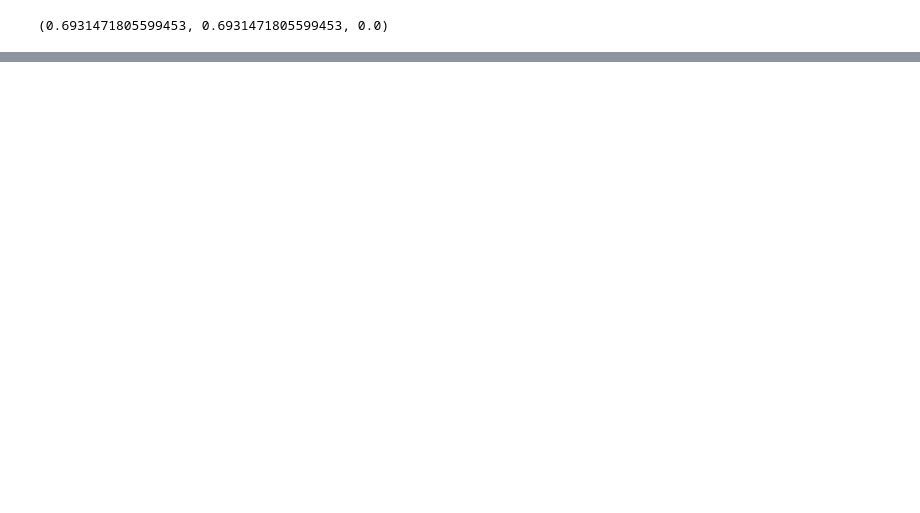
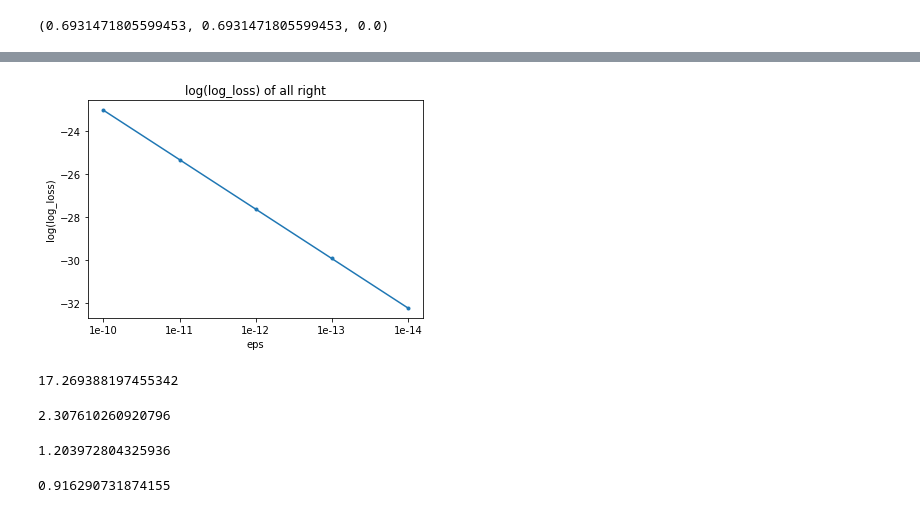
Before and after one commit to yang-zhang/evaluation, a Jupyter notebook: log_loss.ipynb, the cells around one changed output, grey strips where cells are left out. Cells and saved outputs as stored; diff of their text form; code cells hidden in the pictures; blank space fills up the shorter version.

```diff
--- a/log_loss.ipynb
+++ b/log_loss.ipynb
@@ -158,0 +241,13 @@ plt.grid()
+# %%
+lls = []
+epses = [10**(-x) for x in range(10, 15)]
+for eps in epses:
+    lls.append(sklearn.metrics.log_loss([1, 0], [1, 0], eps=eps))
+plt.plot(np.log(lls), '.-')
+plt.xticks(range(len(lls)), epses)
+plt.title('log(log_loss) of all right')
+plt.xlabel('eps')
+plt.ylabel('log(log_loss)')
+plt.show()
+# %% [output]
+[figure, added]
@@ -158,0 +258,24 @@ plt.grid()
+# %%
+s1 = sklearn.metrics.log_loss([1], [0], labels=[0, 1])
+s2 = sklearn.metrics.log_loss([1], [1], labels=[0, 1])
+np.mean([s1, s2])
+# %% [output]
+17.269388197455342
+# %%
+s1 = sklearn.metrics.log_loss([1], [0.01], labels=[0, 1])
+s2 = sklearn.metrics.log_loss([1], [0.99], labels=[0, 1])
+np.mean([s1, s2])
+# %% [output]
+2.307610260920796
+# %%
+s1 = sklearn.metrics.log_loss([1], [0.1], labels=[0, 1])
+s2 = sklearn.metrics.log_loss([1], [0.9], labels=[0, 1])
+np.mean([s1, s2])
+# %% [output]
+1.203972804325936
+# %%
+s1 = sklearn.metrics.log_loss([1], [0.2], labels=[0, 1])
+s2 = sklearn.metrics.log_loss([1], [0.8], labels=[0, 1])
+np.mean([s1, s2])
+# %% [output]
+0.916290731874155
```
Also changed, not shown: parts of 31 cells of this notebook, 6 other files.
